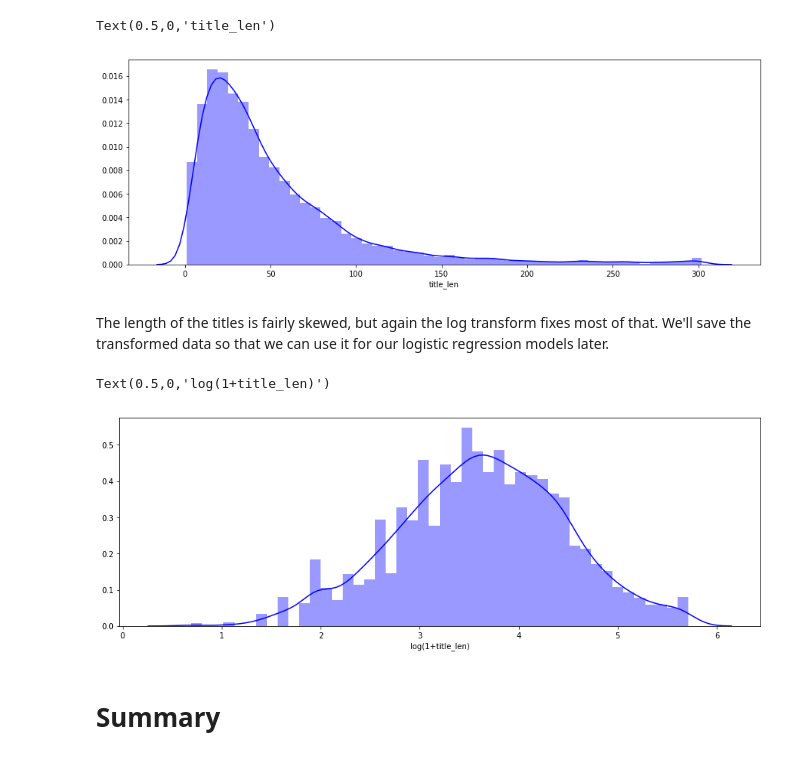
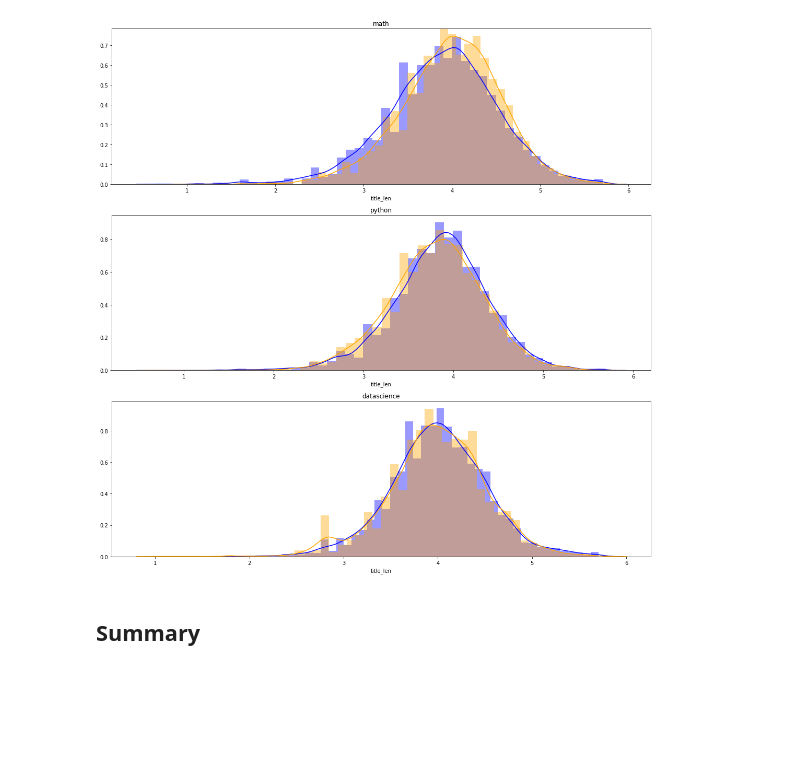
Before and after one commit to jtimdwyer/technical-subreddits-classifier, a Jupyter notebook: tim_dwyer_la_4/notebooks/3b_exploration.ipynb, the cells around one changed output. Cells and saved outputs as stored; diff of their text form; code cells hidden in the pictures; blank space fills up the shorter version.

```diff
--- a/tim_dwyer_la_4/notebooks/3b_exploration.ipynb
+++ b/tim_dwyer_la_4/notebooks/3b_exploration.ipynb
@@ -43,0 +32,6 @@ np.percentile(a=df['num_comments'], q= 95)
+# %%
+division = [
+    ('math', 'learnmath'),
+    ('Python', 'learnpython'),
+    ('datascience', 'learnmachinelearning'),
+]
@@ -65,2 +98,0 @@ Text(0.5,0,'log(1 + num_comments)')
-# %%
-df['num_comments_log1p'] = np.log1p(df['num_comments'])
@@ -101,3 +129,3 @@ I think we can safely discard the `stickied` feature since we have so few of the
 # %%
-df.drop('stickied', 1, inplace=True)
+df.drop(['stickied', 'locked', 'over_18'], 1, inplace=True)
 # %% [markdown]
@@ -107,8 +137,14 @@ In the modeling pipeline we'll take care of the natural language processing, but
 # %%
-df['title_len'] = df['title'].str.len()
+fig, ax = plt.subplots(nrows=3, ncols=1, figsize=(15,15))
 
-fig, ax = plt.subplots(nrows=1, ncols=1, figsize=(15,5))
+for index, (expert, learn) in enumerate(division):
 
-sns.distplot(a=df[median_beat_mask ]['title_len'], color='blue', ax=ax)
-sns.distplot(a=df[~median_beat_mask]['title_len'], color='orange', ax=ax)
+    exp_mask = (df['subreddit'] == expert)
+    learn_mask = (df['subreddit'] == learn)
+
+    sns.distplot(a=df[exp_mask]['title_len'], color='blue', ax=ax[index])
+    sns.distplot(a=df[learn_mask]['title_len'], color='orange', ax=ax[index])
+    ax[index].set_title(expert.lower())
+
+plt.tight_layout()
 # %% [output]
@@ -119,20 +154,19 @@ Well, there doesn't actually seem to be much of any relationship here! At least
 # %%
-fig, ax = plt.subplots(nrows=1, ncols=1, figsize=(15,5))
-sns.distplot(a=df['title_len'], color='blue', ax=ax)
-ax.set_xlabel('title_len')
+fig, ax = plt.subplots(nrows=3, ncols=1, figsize=(15,15))
+
+for index, (expert, learn) in enumerate(division):
+
+    exp_mask = (df['subreddit'] == expert)
+    learn_mask = (df['subreddit'] == learn)
+
+    sns.distplot(a=np.log1p(df[exp_mask]['title_len']), color='blue', ax=ax[index])
+    sns.distplot(a=np.log1p(df[learn_mask]['title_len']), color='orange', ax=ax[index])
+    ax[index].set_title(expert.lower())
+
+plt.tight_layout()
 # %% [output]
-Text(0.5,0,'title_len')
-[figure, old version]
+[figure, new version]
-# %% [markdown]
-The length of the titles is fairly skewed, but again the log transform fixes most of that. We'll save the transformed data so that we can use it for our logistic regression models later.
-# %%
-fig, ax = plt.subplots(nrows=1, ncols=1, figsize=(15,5))
-sns.distplot(a=np.log1p(df['title_len']), color='blue', ax=ax)
-ax.set_xlabel('log(1+title_len)')
-# %% [output]
-Text(0.5,0,'log(1+title_len)')
-[figure, removed]
 # %%
 df['title_len_log1p'] = np.log1p(df['title_len'])
 # %% [markdown]
-# Summary
+## Summary
```
Also changed, not shown: parts of 36 cells of this notebook, 7 other files.
